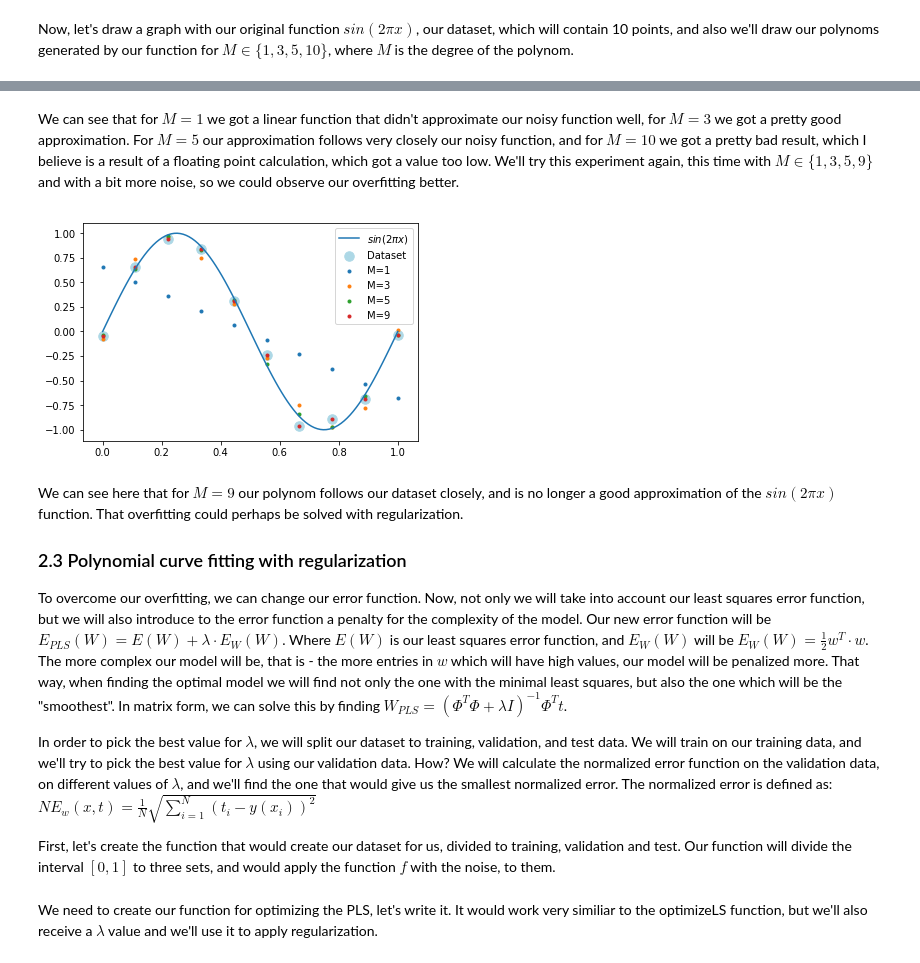
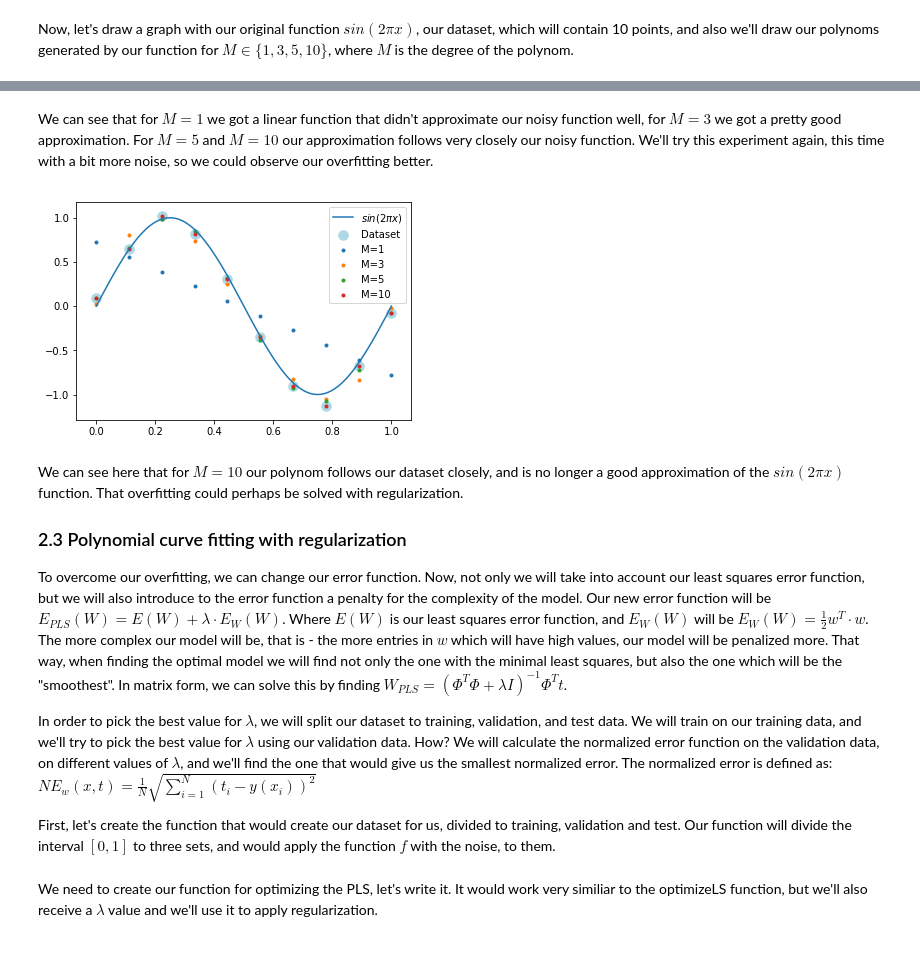
Before and after one commit to dolavn/NLP191_1, a Jupyter notebook: Assignment1.ipynb, the cells around one changed output, grey strips where cells are left out. Cells and saved outputs as stored; diff of their text form; code cells hidden in the pictures.

```diff
--- a/Assignment1.ipynb
+++ b/Assignment1.ipynb
@@ -236,0 +241,8 @@ We can see here a possible problem. Our preprocessing left the token 256th as it
+# %%
+def isNth(word: str) -> bool:
+    regexp = r'^(.*?)(st|nd|th)?$'
+    num, suffix = re.findall(regexp, word)[0]
+    if isNumber(num):
+        return True
+    else:
+        return False
@@ -236,0 +251,4 @@ We can see here a possible problem. Our preprocessing left the token 256th as it
+# %%
+for ind,word in enumerate(r):
+    if isNth(word):
+        r[ind] = 'Nth'
@@ -236,0 +264,7 @@ We can see here a possible problem. Our preprocessing left the token 256th as it
+# %%
+r = open("tarawa.txt.out", encoding='utf8').read().split()
+for ind,word in enumerate(r):
+    if isNth(word):
+        r[ind] = 'Nth'
+c = Counter(r)
+c.most_common(50)
@@ -1037,7 +1092,7 @@ def getPhiMat(x: np.array, M: int) -> np.array:
 
 def optimizeLS(x: np.array, t: np.array, M: int) -> np.array:
     mat = getPhiMat(x, M)
-    inv = np.linalg.inv(np.dot(mat.T, mat))
+    inv = np.linalg.pinv(np.dot(mat.T, mat))
     mat = np.dot(inv, mat.T)
     w = np.dot(mat, t)
     return w
@@ -1066,12 +1121,12 @@ plot_results(x,t,[1,3,5,10],lambda a: np.sin(2*np.pi*a))
 # %% [markdown]
-We can see that for $M=1$ we got a linear function that didn't approximate our noisy function well, for $M=3$ we got a pretty good approximation. For $M=5$ our approximation follows very closely our noisy function, and for $M=10$ we got a pretty bad result, which I believe is a result of a floating point calculation, which got a value too low. We'll try this experiment again, this time with $M\in\{1,3,5,9\}$ and with a bit more noise, so we could observe our overfitting better.
+We can see that for $M=1$ we got a linear function that didn't approximate our noisy function well, for $M=3$ we got a pretty good approximation. For $M=5$  and $M=10$ our approximation follows very closely our noisy function. We'll try this experiment again, this time with a bit more noise, so we could observe our overfitting better.
 # %%
 x, t = generateDataset(10, lambda a: np.sin(2*np.pi*a), 0.06)
-plot_results(x,t,[1,3,5,9],lambda a: np.sin(2*np.pi*a))
+plot_results(x,t,[1,3,5,10],lambda a: np.sin(2*np.pi*a))
 # %% [output]
-[figure, old version]
+[figure, new version]
 # %% [markdown]
-We can see here that for $M=9$ our polynom follows our dataset closely, and is no longer a good approximation of the $sin(2\pi x)$ function. That overfitting could perhaps be solved with regularization.
+We can see here that for $M=10$ our polynom follows our dataset closely, and is no longer a good approximation of the $sin(2\pi x)$ function. That overfitting could perhaps be solved with regularization.
 
 ### 2.3 Polynomial curve fitting with regularization
 
```
Also changed, not shown: parts of 27 cells of this notebook.
